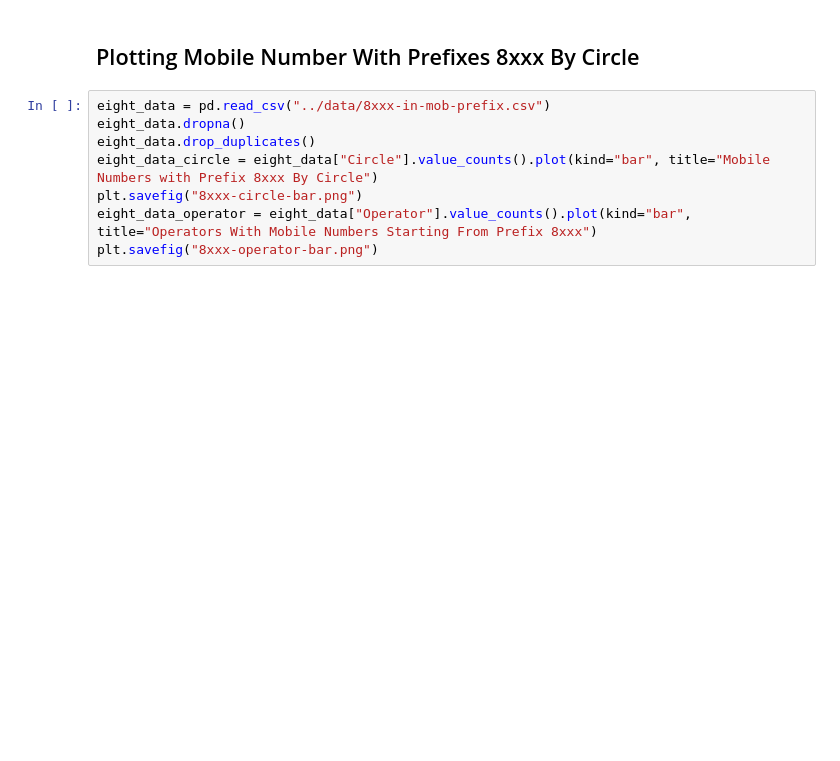
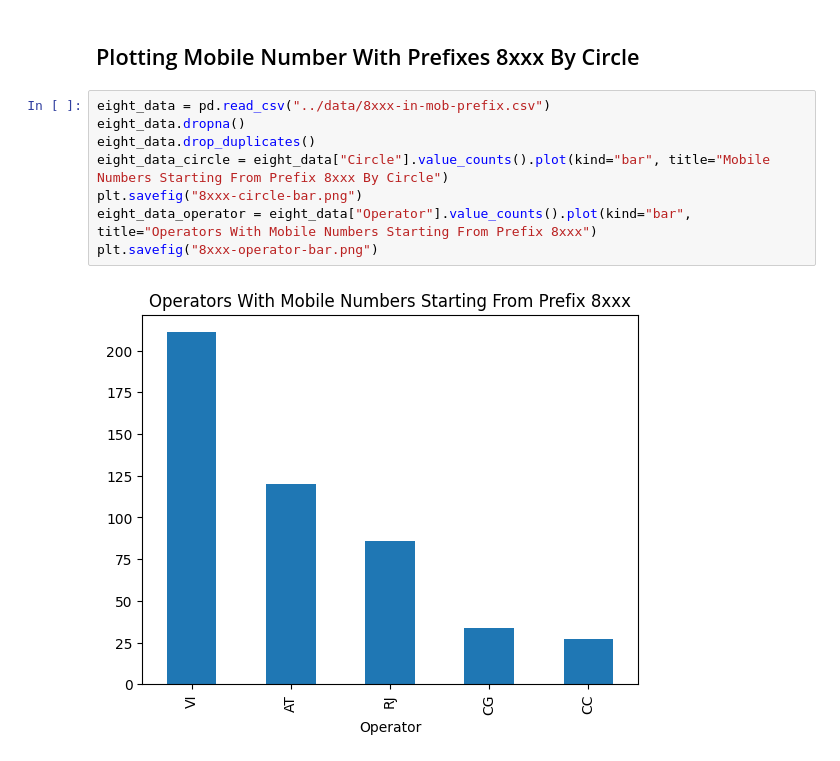
Before and after one commit to hstsethi/in-mob-prefix, a Jupyter notebook: src/analysis.ipynb, the cells around one changed output. Cells and saved outputs as stored; diff of their text form; blank space fills up the shorter version.

```diff
--- a/src/analysis.ipynb
+++ b/src/analysis.ipynb
@@ -24,11 +29,13 @@ plt.savefig("9xxx-operator-bar.png")
 # %%
 eight_data = pd.read_csv("../data/8xxx-in-mob-prefix.csv")
 eight_data.dropna()
 eight_data.drop_duplicates()
-eight_data_circle = eight_data["Circle"].value_counts().plot(kind="bar", title="Mobile Numbers with Prefix 8xxx By Circle")
+eight_data_circle = eight_data["Circle"].value_counts().plot(kind="bar", title="Mobile Numbers Starting From Prefix 8xxx By Circle")
 plt.savefig("8xxx-circle-bar.png")
 eight_data_operator = eight_data["Operator"].value_counts().plot(kind="bar", title="Operators With Mobile Numbers Starting From Prefix 8xxx")
 plt.savefig("8xxx-operator-bar.png")
+# %% [output]
+[figure, added]
 # %% [markdown]
 ![img](8xxx-circle-bar.png)
 ![img](8xxx-operator-bar.png)
```
Also changed, not shown: parts of 8 cells of this notebook.
